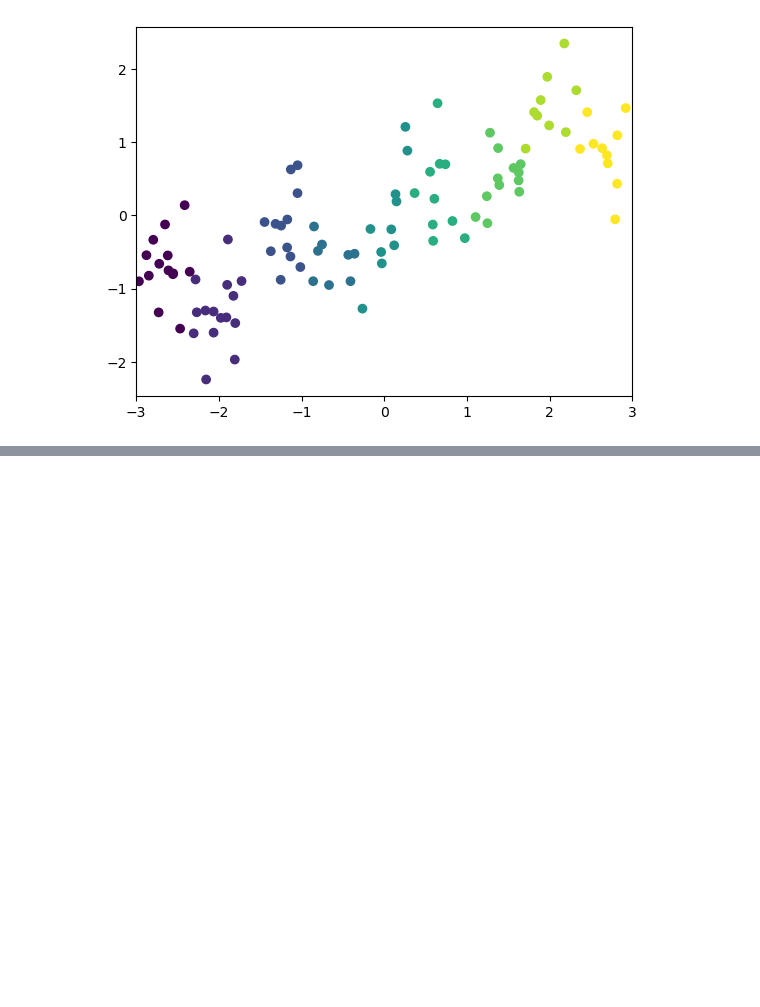
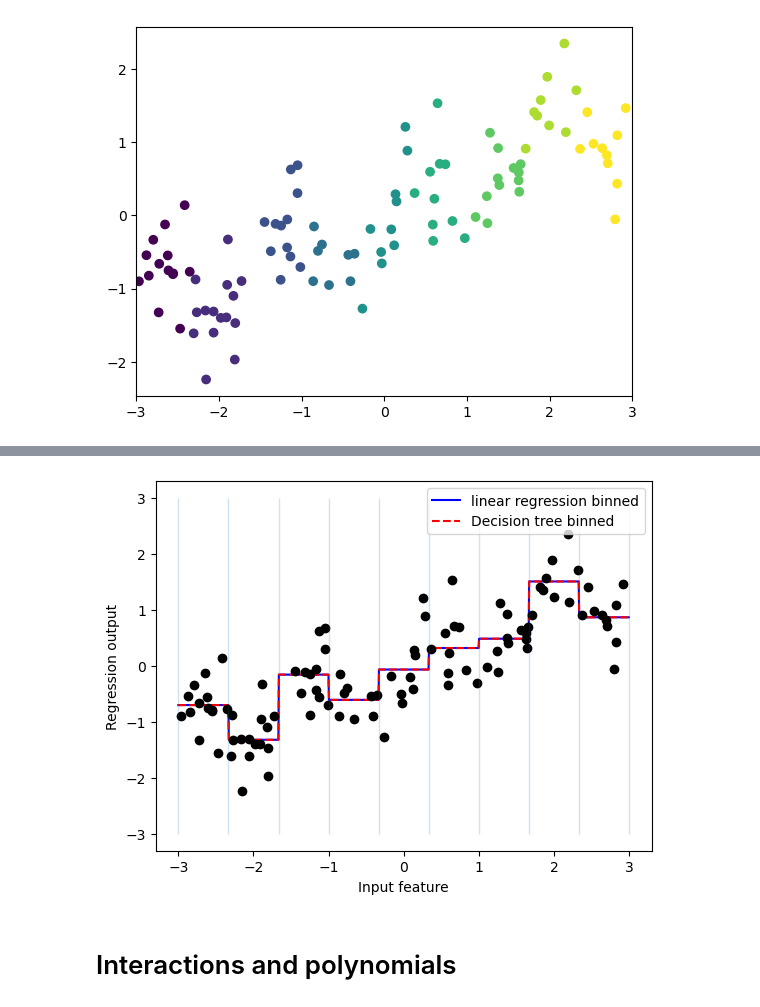
Before and after one commit to WilcoJohn/Progress-ML, a Jupyter notebook: CHP4-DataRep&EngFeatures/4.1CategoricalValues.ipynb, the cells around one changed output, grey strips where cells are left out. Drawn from its saved outputs; the diff is of its cells as text; code cells hidden in the pictures; blank space fills up the shorter version.

```diff
--- a/CHP4-DataRep&EngFeatures/4.1CategoricalValues.ipynb
+++ b/CHP4-DataRep&EngFeatures/4.1CategoricalValues.ipynb
@@ -163,0 +169,20 @@ print(X_binned[:5])
+# %%
+line_binned = encoder.transform(numpy.digitize(line, bins=bins));
+
+reg = sklearn.linear_model.LinearRegression().fit(X_binned, y);
+plt.plot(line, reg.predict(line_binned), '-b', label='linear regression binned');
+
+reg = sklearn.tree.DecisionTreeRegressor(min_samples_split=3).fit(X_binned, y);
+
+
+plt.plot(line, reg.predict(line_binned), '--r', label='Decision tree binned');
+
+plt.plot(X, y, 'ok');
+plt.vlines(bins,-3, 3, linewidth=1, alpha=.2)
+plt.ylabel("Regression output")
+plt.xlabel("Input feature")
+plt.legend(loc="best");
+# %% [output]
+[figure, added]
+# %% [markdown]
+# Interactions and polynomials
```
Also changed, not shown: parts of 3 cells of this notebook.
